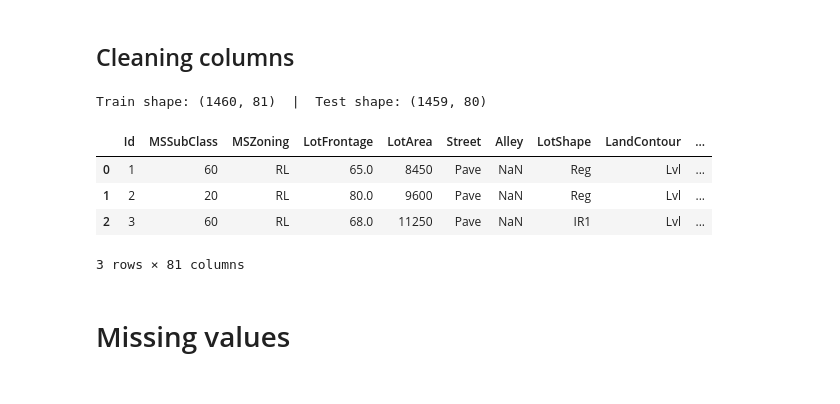
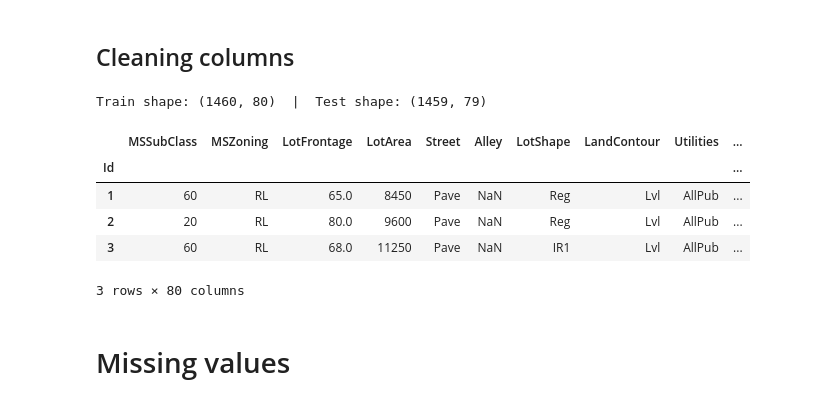
Before and after one commit to FranckNgN/kaggle-house-prices, a Jupyter notebook: notebooks/preprocessing/1cleaning.ipynb, the cells around one changed output. Drawn from its saved outputs; the diff is of its cells as text; code cells hidden in the pictures.

```diff
--- a/notebooks/preprocessing/1cleaning.ipynb
+++ b/notebooks/preprocessing/1cleaning.ipynb
@@ -12,18 +13,19 @@ from sklearn.preprocessing import OneHotEncoder
 
 from config_local import local_config
 # %%
-train = pd.read_csv(local_config.TRAIN_CSV)
-test  = pd.read_csv(local_config.TEST_CSV)
+train = pd.read_csv(local_config.TRAIN_CSV, index_col="Id")#, index_col="Id"
+test  = pd.read_csv(local_config.TEST_CSV, index_col="Id")#, index_col="Id"
 
 print(f"Train shape: {train.shape}  |  Test shape: {test.shape}")
 display(train.head(3))
 # %% [output]
-Train shape: (1460, 81)  |  Test shape: (1459, 80)
+Train shape: (1460, 80)  |  Test shape: (1459, 79)
-|  | Id | MSSubClass | MSZoning | LotFrontage | LotArea | Street | Alley | LotShape | LandContour | ... |
-| 0 | 1 | 60 | RL | 65.0 | 8450 | Pave | NaN | Reg | Lvl | ... |
-| 1 | 2 | 20 | RL | 80.0 | 9600 | Pave | NaN | Reg | Lvl | ... |
-| 2 | 3 | 60 | RL | 68.0 | 11250 | Pave | NaN | IR1 | Lvl | ... |
+|  | MSSubClass | MSZoning | LotFrontage | LotArea | Street | Alley | LotShape | LandContour | Utilities | ... |
+| Id |  |  |  |  |  |  |  |  |  | ... |
+| 1 | 60 | RL | 65.0 | 8450 | Pave | NaN | Reg | Lvl | AllPub | ... |
+| 2 | 20 | RL | 80.0 | 9600 | Pave | NaN | Reg | Lvl | AllPub | ... |
+| 3 | 60 | RL | 68.0 | 11250 | Pave | NaN | IR1 | Lvl | AllPub | ... |
-3 rows × 81 columns
+3 rows × 80 columns
 # %% [markdown]
 # Missing values
 # %%
```
Also changed, not shown: parts of 8 cells of this notebook, 5 other files.
